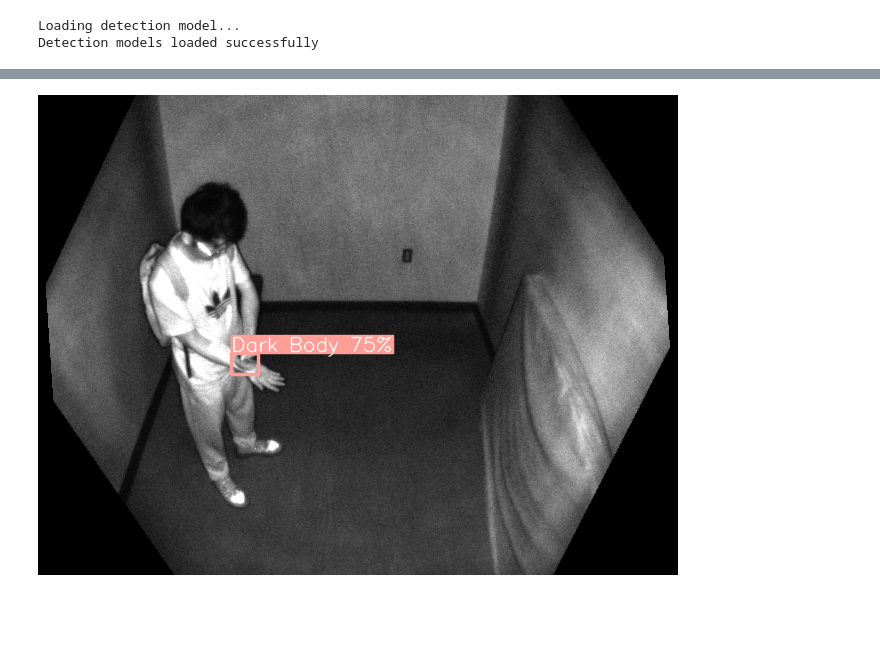
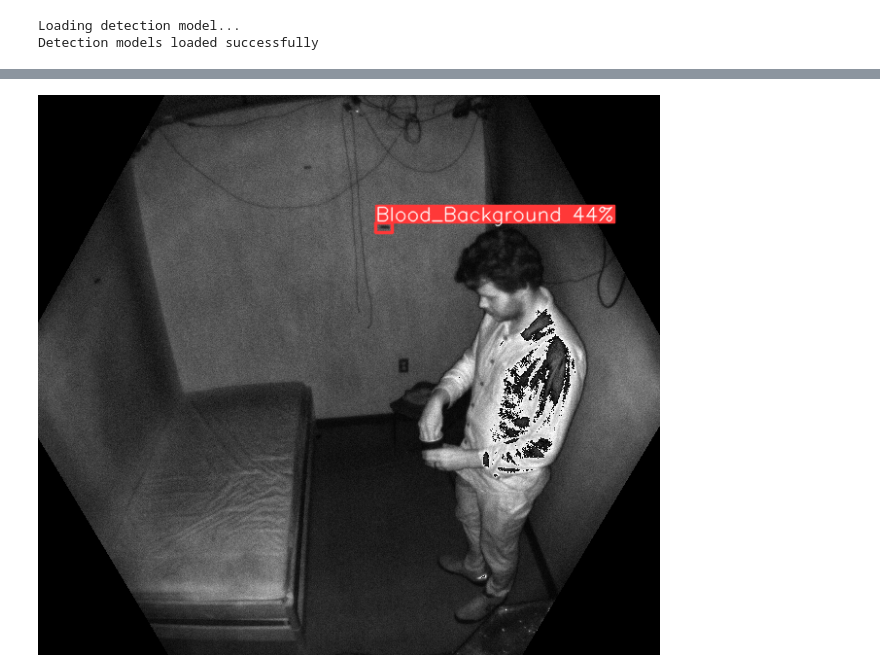
Before and after one commit to ajvalenc/spectronix-blood, a Jupyter notebook: notebooks/demo_torchscript_labels.ipynb, the cells around one changed output, grey strips where cells are left out. Drawn from its saved outputs; the diff is of its cells as text; code cells hidden in the pictures; blank space fills up the shorter version.

```diff
--- a/notebooks/demo_torchscript_labels.ipynb
+++ b/notebooks/demo_torchscript_labels.ipynb
@@ -14,9 +15,9 @@ from yolort.v5 import load_yolov5_model
 from PIL import Image
 import numpy as np
 # %%
-# configuration
+# Directory configuration
 device = torch.device("cuda:0" if torch.cuda.is_available() else "cpu")
 use_cuda = False if str(device) == "cpu" else True
-weights_blood_det_th = "/home/ajvalenc/Projects/spectronix/detection_models/blood_fever/weights/torchscript/traced_blood_det_th-{}.pt".format(device).replace(":0","")
-weights_blood_det_ir = "/home/ajvalenc/Projects/spectronix/detection_models/blood_fever/weights/torchscript/traced_blood_det_ir-{}.pt".format(device).replace(":0","")
+weights_blood_det_th = "../weights/torchscript/traced_blood_det_th-{}.pt".format(device).replace(":0","")
+weights_blood_det_ir = "../weights/torchscript/traced_blood_det_ir-{}.pt".format(device).replace(":0","")
 # %%
@@ -46,23 +49,31 @@ img_ir = cv2.imread(filename_ir, cv2.IMREAD_ANYDEPTH)
+# %%
+# input data and transform
+HOME = expanduser("~")
+filename_th = join(HOME, "Datasets/spectronix/thermal/blood/16bit/s01_thermal_cloth_01_MicroCalibir_M0000334/0001.png")
+filename_ir = join(HOME, "Datasets/spectronix/ir/blood/16bit/s01_thermal_cloth_01_000028493212_ir/0001.png")
+
+img_th = cv2.imread(filename_th, cv2.IMREAD_ANYDEPTH)
+img_ir = cv2.imread(filename_ir, cv2.IMREAD_ANYDEPTH)
 # %%
-def sixteen_bits2eight_bits(pixel):
+def sixteen_bits2eight_bits(pixel, max_value):
     # Pseudo colouring the 16 bit images
-    pixel = (pixel - np.min(pixel)) / (30100-np.min(pixel))
+    pixel = (pixel - np.min(pixel)) / (max_value-np.min(pixel))
     pixel = np.rint(pixel * 255)
     return pixel.astype("uint8")
 # %%
 # conversion
-#img_prc_th = sixteen_bits2eight_bits(img_th)
+img_th = sixteen_bits2eight_bits(img_th, max_value=30100)
 img_prc_th = img_th
 img_prc_th = cv2.cvtColor(img_prc_th, cv2.COLOR_GRAY2BGR)
-ts_img_th = torch.as_tensor(img_prc_th.astype("float32").transpose(2,0,1)).to(device)
-ts_img_th /= 255.
+img_prc_th = img_prc_th.astype("float32") / 255.
+ts_img_th = torch.as_tensor(img_prc_th.transpose(2,0,1)).to(device)
 ts_img_th = ts_img_th.unsqueeze(0)
 
-#img_prc_ir = sixteen_bits2eight_bits(img_ir)
+img_ir = sixteen_bits2eight_bits(img_ir, max_value=395)
 img_prc_ir = img_ir
 img_prc_ir = cv2.cvtColor(img_prc_ir, cv2.COLOR_GRAY2BGR)
-ts_img_ir = torch.as_tensor(img_prc_ir.astype("float32").transpose(2,0,1)).to(device)
-ts_img_ir /= 255.
+img_prc_ir = img_prc_ir.astype("float32") / 255.
+ts_img_ir = torch.as_tensor(img_prc_ir.transpose(2,0,1)).to(device)
 ts_img_ir = ts_img_ir.unsqueeze(0)
 # %%
 # dry run
@@ -114,9 +118,9 @@ v.imshow(scale=1.0)
 # %%
 # verify results
 img_raw_ir = cv2.imread(filename_ir, cv2.IMREAD_ANYDEPTH) #original
-#v = Visualizer(visualize(img_prc_th, False), ["Cold_Background", "Cold_Body", "WB", "Warm_Body", "Warm_Dripping"])
-v = Visualizer(visualize(img_prc_ir, True), ["Dark_Background", "Dark_Body"])
+#v = Visualizer(visualize(img_prc_ir, True), ["Cold_Background", "Cold_Body", "WB", "Warm_Body", "Warm_Dripping"])
+v = Visualizer(visualize(img_prc_ir, True), ["Blood_Background", "Blood_Skin"])
 v.draw_instance_predictions(out_bdet_ir[1][0])
 v.imshow(scale=1.0)
 # %% [output]
-[figure, old version]
+[figure, new version]
```
Also changed, not shown: parts of 8 cells of this notebook, 6 other files.
